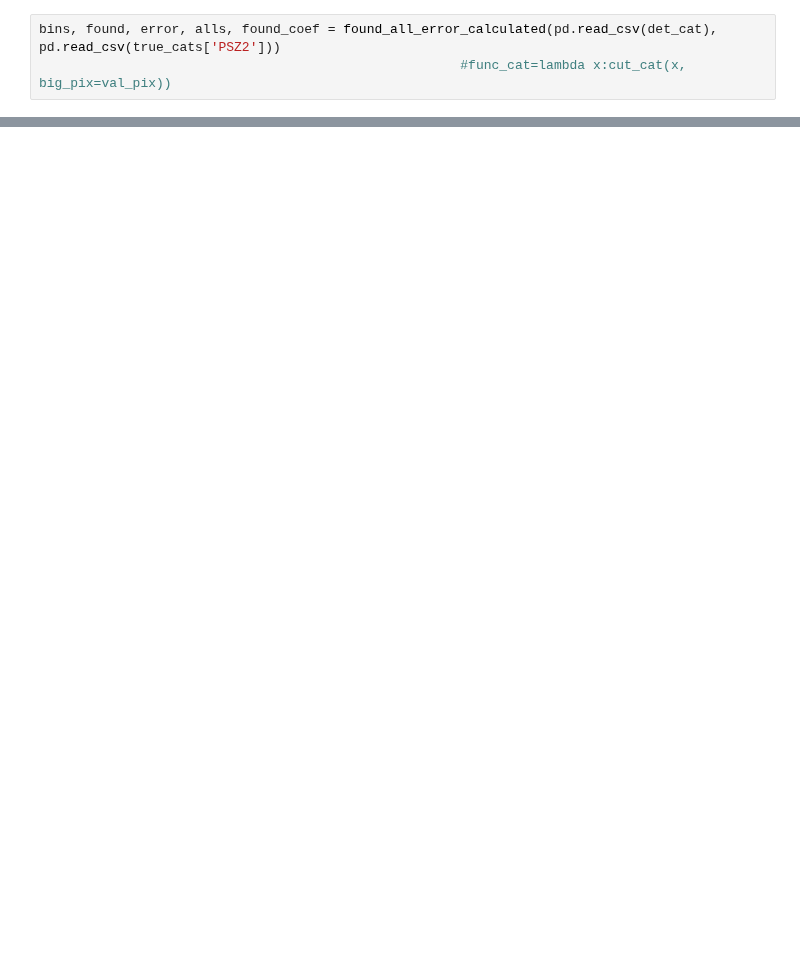
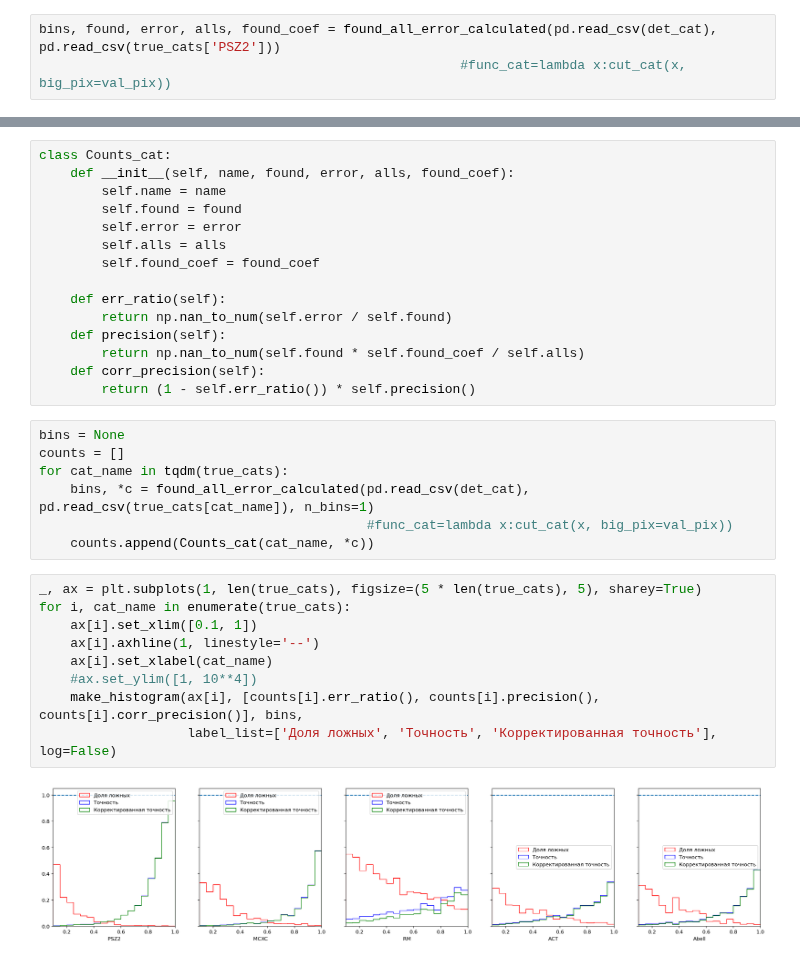
Before and after one commit to rt2122/data-segmentation-2, a Jupyter notebook: visualizations/red_blue.ipynb, the cells around one changed output, grey strips where cells are left out. Saved outputs shown, nothing was run; the diff lists cells and outputs as text; blank space fills up the shorter version.

```diff
--- a/visualizations/red_blue.ipynb
+++ b/visualizations/red_blue.ipynb
@@ -77,0 +87,33 @@ make_histogram(ax, [np.nan_to_num(error/found), np.nan_to_num(found * found_coef
+# %%
+class Counts_cat:
+    def __init__(self, name, found, error, alls, found_coef):
+        self.name = name
+        self.found = found
+        self.error = error
+        self.alls = alls
+        self.found_coef = found_coef
+
+    def err_ratio(self):
+        return np.nan_to_num(self.error / self.found)
+    def precision(self):
+        return np.nan_to_num(self.found * self.found_coef / self.alls)
+    def corr_precision(self):
+        return (1 - self.err_ratio()) * self.precision()
+# %%
+bins = None
+counts = []
+for cat_name in tqdm(true_cats):
+    bins, *c = found_all_error_calculated(pd.read_csv(det_cat), pd.read_csv(true_cats[cat_name]), n_bins=1)
+                                          #func_cat=lambda x:cut_cat(x, big_pix=val_pix))
+    counts.append(Counts_cat(cat_name, *c))
+# %%
+_, ax = plt.subplots(1, len(true_cats), figsize=(5 * len(true_cats), 5), sharey=True)
+for i, cat_name in enumerate(true_cats):
+    ax[i].set_xlim([0.1, 1])
+    ax[i].axhline(1, linestyle='--')
+    ax[i].set_xlabel(cat_name)
+    #ax.set_ylim([1, 10**4])
+    make_histogram(ax[i], [counts[i].err_ratio(), counts[i].precision(), counts[i].corr_precision()], bins,
+                   label_list=['Доля ложных', 'Точность', 'Корректированная точность'], log=False)
+# %% [output]
+[figure, added]
```
Also changed, not shown: parts of 8 cells of this notebook, 4 other files.
